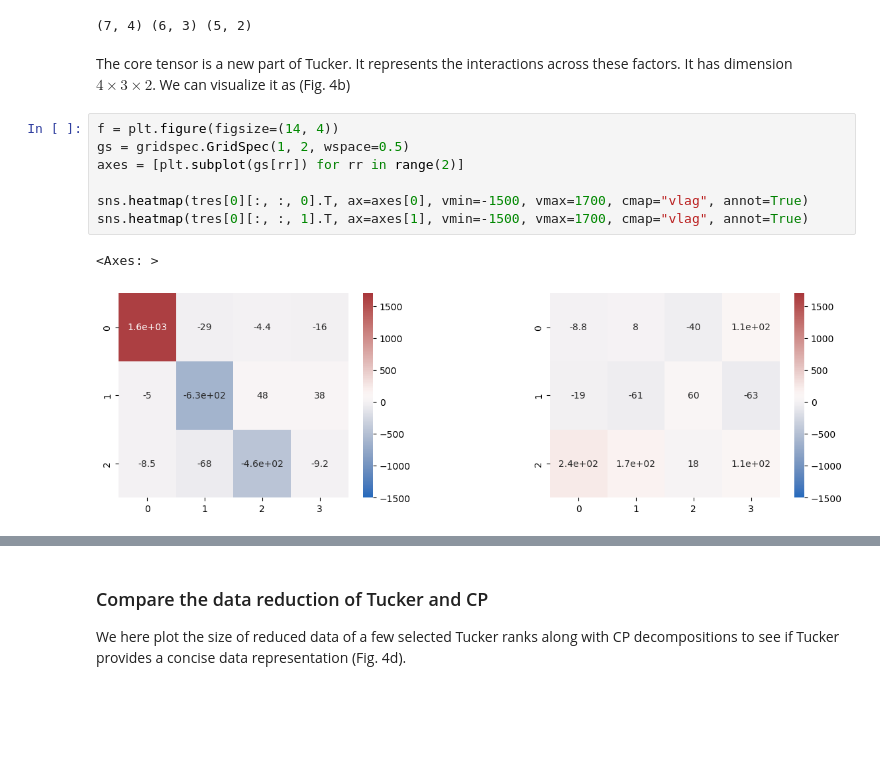
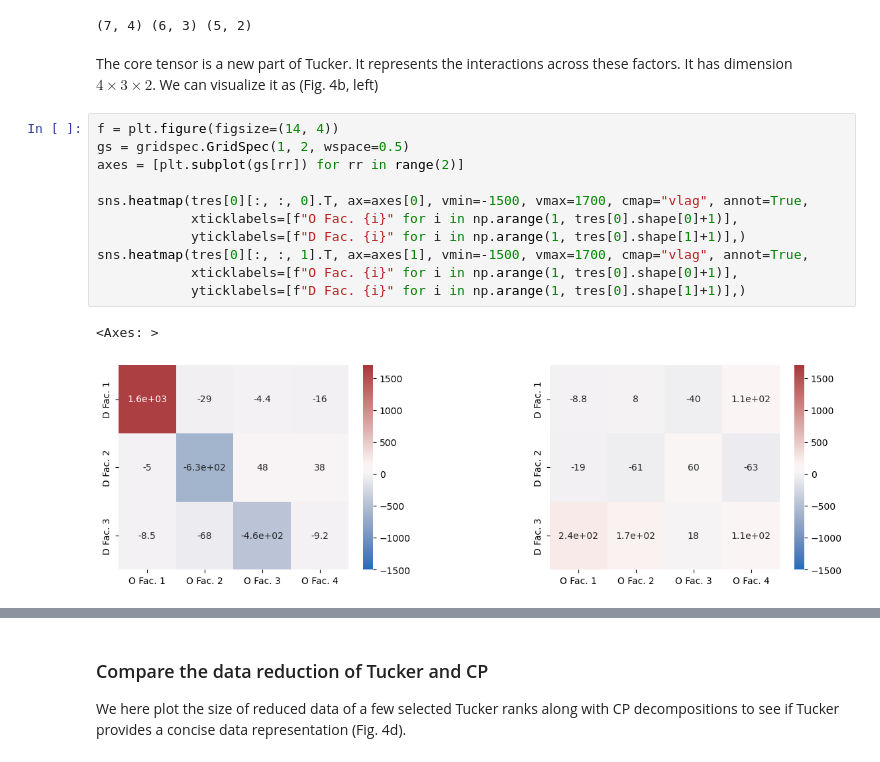
Before and after one commit to meyer-lab/tensor_review, a Jupyter notebook: The structure is the message - preserving experimental context through tensor decomposition.ipynb, the cells around one changed output, grey strips where cells are left out. Drawn from its saved outputs; the diff is of its cells as text; blank space fills up the shorter version.

```diff
--- a/The structure is the message - preserving experimental context through tensor decomposition.ipynb
+++ b/The structure is the message - preserving experimental context through tensor decomposition.ipynb
@@ -588,14 +585,18 @@ print(tres[1][0].shape, tres[1][1].shape, tres[1][2].shape)
 # %% [output]
 (7, 4) (6, 3) (5, 2)
 # %% [markdown]
-The core tensor is a new part of Tucker. It represents the interactions across these factors. It has dimension $4 \times 3 \times 2$. We can visualize it as (Fig. 4b)
+The core tensor is a new part of Tucker. It represents the interactions across these factors. It has dimension $4 \times 3 \times 2$. We can visualize it as (Fig. 4b, left)
 # %%
 f = plt.figure(figsize=(14, 4))
 gs = gridspec.GridSpec(1, 2, wspace=0.5)
 axes = [plt.subplot(gs[rr]) for rr in range(2)]
 
-sns.heatmap(tres[0][:, :, 0].T, ax=axes[0], vmin=-1500, vmax=1700, cmap="vlag", annot=True)
-sns.heatmap(tres[0][:, :, 1].T, ax=axes[1], vmin=-1500, vmax=1700, cmap="vlag", annot=True)
+sns.heatmap(tres[0][:, :, 0].T, ax=axes[0], vmin=-1500, vmax=1700, cmap="vlag", annot=True,
+            xticklabels=[f"O Fac. {i}" for i in np.arange(1, tres[0].shape[0]+1)],
+            yticklabels=[f"D Fac. {i}" for i in np.arange(1, tres[0].shape[1]+1)],)
+sns.heatmap(tres[0][:, :, 1].T, ax=axes[1], vmin=-1500, vmax=1700, cmap="vlag", annot=True,
+            xticklabels=[f"O Fac. {i}" for i in np.arange(1, tres[0].shape[0]+1)],
+            yticklabels=[f"D Fac. {i}" for i in np.arange(1, tres[0].shape[1]+1)],)
 # %% [output]
 <Axes: >
-[figure, old version]
+[figure, new version]
```
Also changed, not shown: parts of 12 cells of this notebook.
